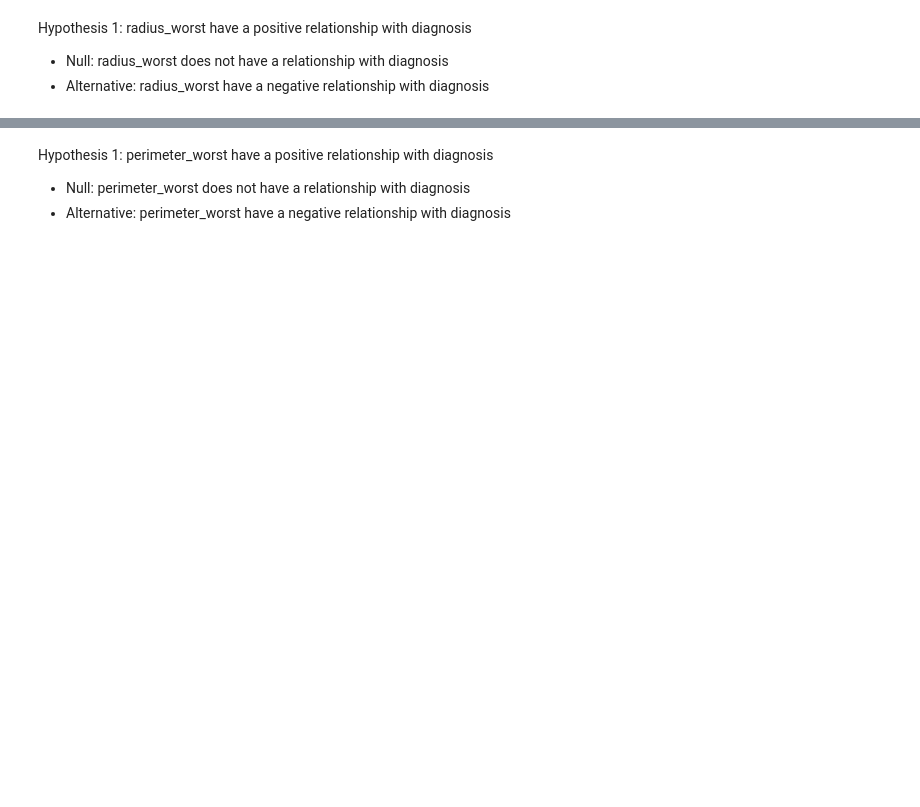
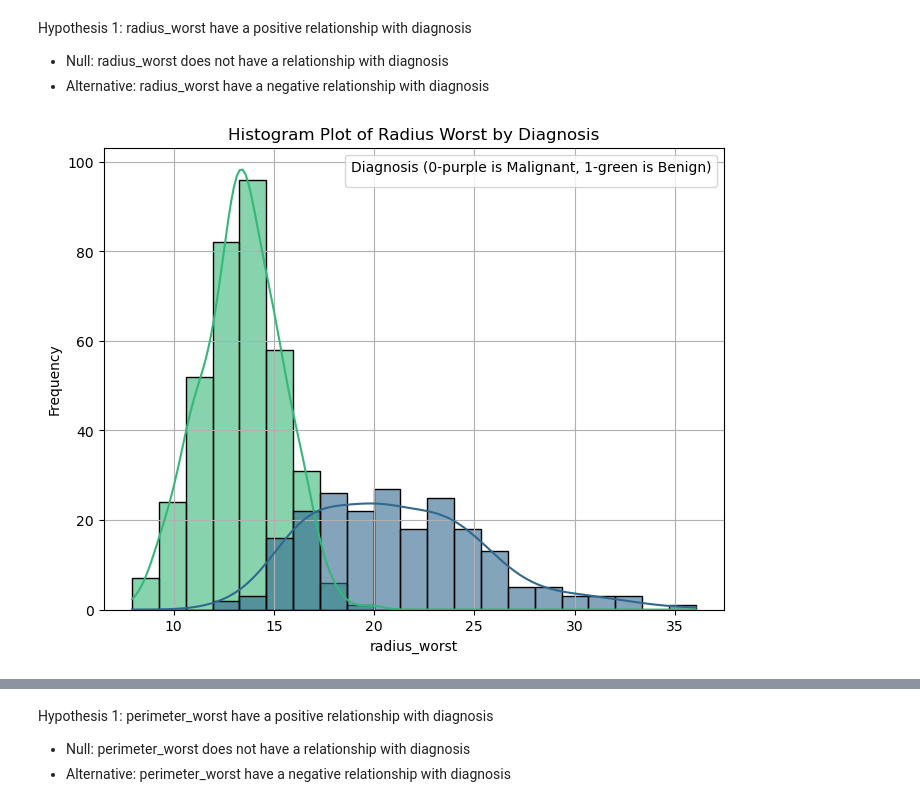
Before and after one commit to Thoai-Adam/Individual-Project, a Jupyter notebook: final_notebook.ipynb, the cells around one changed output, grey strips where cells are left out. Drawn from its saved outputs; the diff is of its cells as text; code cells hidden in the pictures; blank space fills up the shorter version.

```diff
--- a/final_notebook.ipynb
+++ b/final_notebook.ipynb
@@ -88,5 +125,28 @@ T-Test between concave points_mean and diagnosis is statistically significant.
 Hypothesis 1: radius_worst have a positive relationship with diagnosis
 * Null: radius_worst does not have a relationship with diagnosis
 * Alternative: radius_worst have a negative relationship with diagnosis
+# %%
+
+
+# Create a histogram plot with 'diagnosis' as the hue for 'concave points_worst'
+plt.figure(figsize=(8, 6))
+ax = sns.histplot(data=df, x='radius_worst', hue='diagnosis', palette='viridis', alpha=0.6, kde=True)
+
+# Manually create a custom legend
+custom_legend_labels = {0: 'Malignant', 1: 'Benign'}
+custom_legend_colors = {0: 'purple', 1: 'green'}
+handles, labels = ax.get_legend_handles_labels()
+custom_legend = [plt.Line2D([0], [0], marker='o', color='w', markerfacecolor=custom_legend_colors[int(label)], markersize=10, label=custom_legend_labels[int(label)]) for label in labels]
+
+# Insert a legend stating 0 is Malignant and 1 is Benign
+plt.legend(handles=custom_legend, title='Diagnosis (0-purple is Malignant, 1-green is Benign)', loc='upper right')
+
+plt.xlabel('radius_worst')
+plt.ylabel('Frequency')
+plt.title('Histogram Plot of Radius Worst by Diagnosis')
+plt.grid(True)
+plt.show()
+# %% [output]
+[figure, added]
 # %%
 calculate_t_test(df, ['radius_worst'], target_variable)
```
Also changed, not shown: parts of 21 cells of this notebook, 3 other files.
